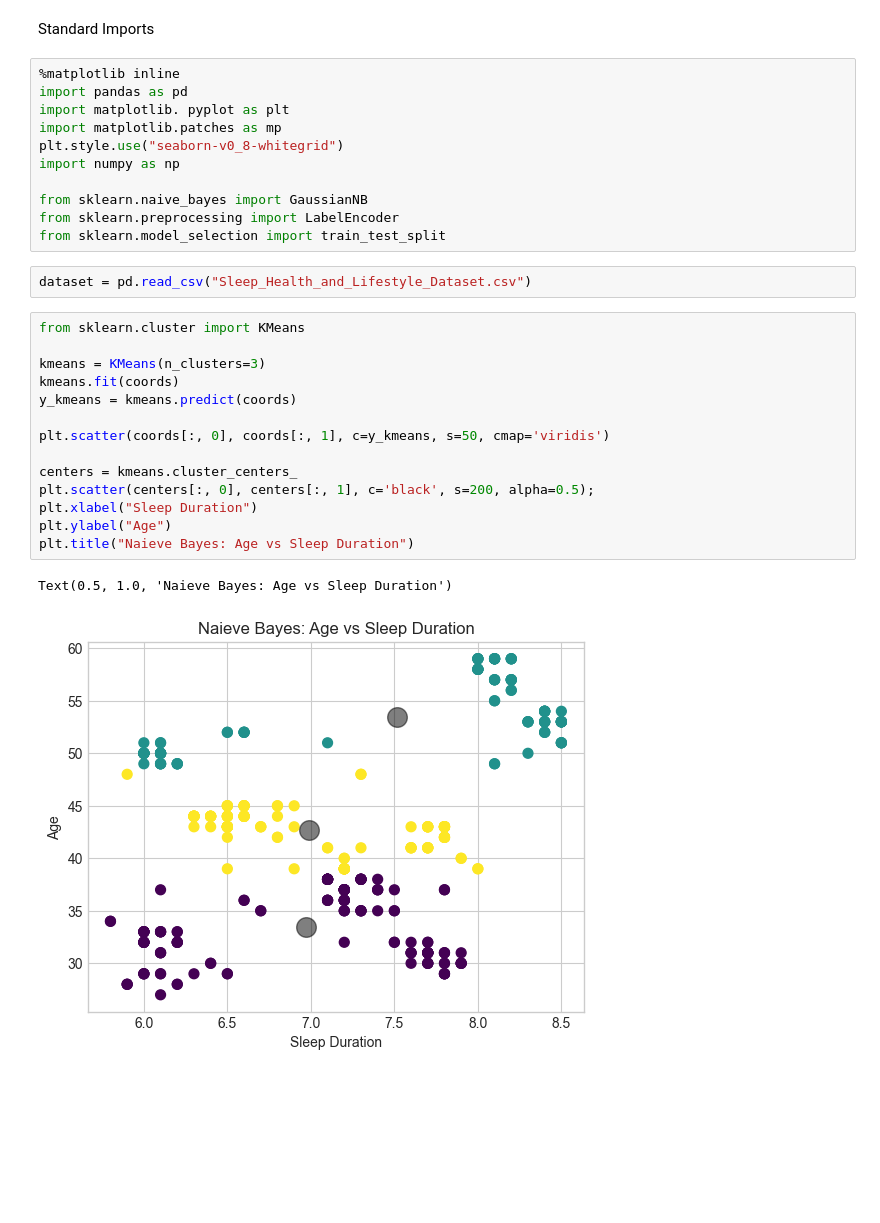
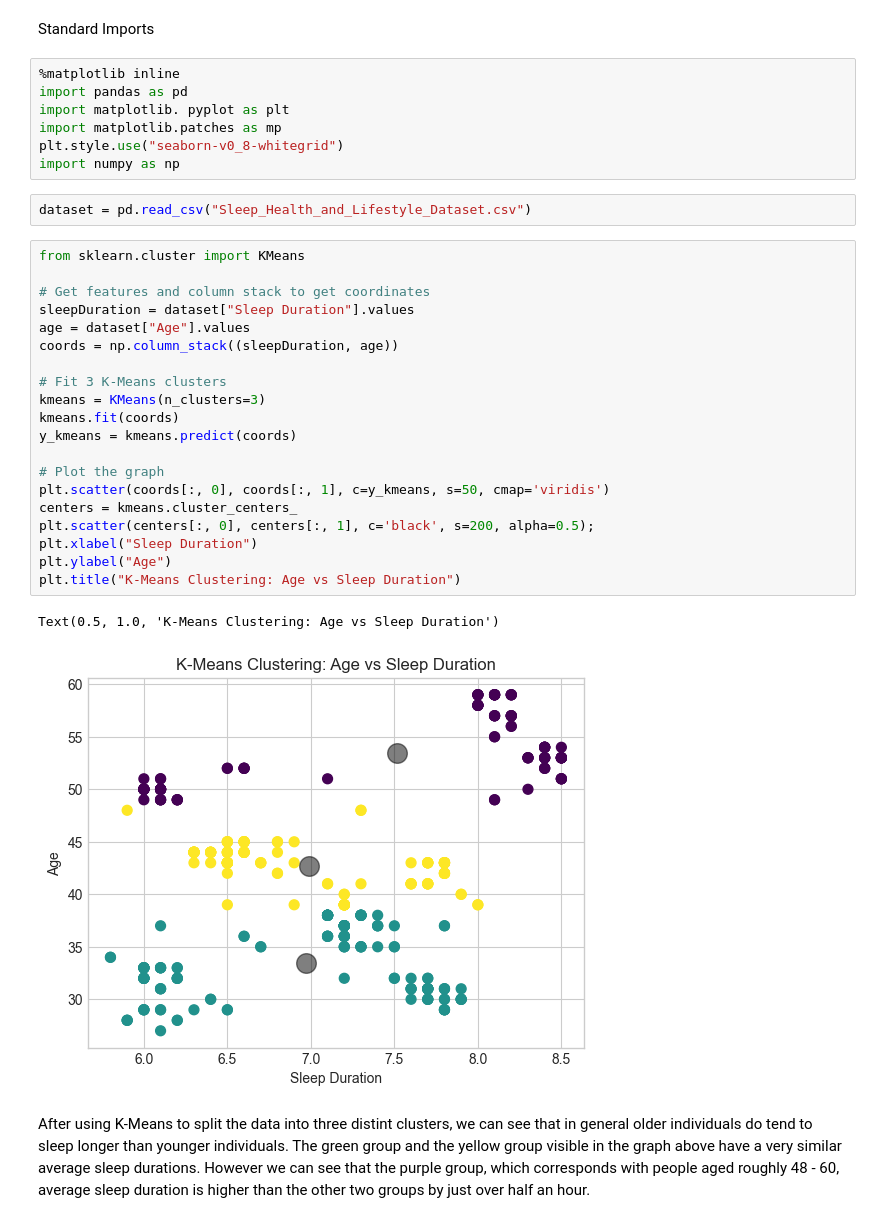
Before and after one commit to Revolution825/Data-Science-Project, a Jupyter notebook: KMeansClustering.ipynb, the cells around one changed output. Saved outputs shown, nothing was run; the diff lists cells and outputs as text; blank space fills up the shorter version.

Commit message:
Updated K-Means Clustering NB

```diff
--- a/KMeansClustering.ipynb
+++ b/KMeansClustering.ipynb
@@ -33,26 +33,30 @@ import matplotlib. pyplot as plt
 import matplotlib.patches as mp
 plt.style.use("seaborn-v0_8-whitegrid")
 import numpy as np
-
-from sklearn.naive_bayes import GaussianNB
-from sklearn.preprocessing import LabelEncoder
-from sklearn.model_selection import train_test_split
 # %%
 dataset = pd.read_csv("Sleep_Health_and_Lifestyle_Dataset.csv")
 # %%
 from sklearn.cluster import KMeans
 
+# Get features and column stack to get coordinates
+sleepDuration = dataset["Sleep Duration"].values
+age = dataset["Age"].values
+coords = np.column_stack((sleepDuration, age))
+
+# Fit 3 K-Means clusters
 kmeans = KMeans(n_clusters=3)
 kmeans.fit(coords)
 y_kmeans = kmeans.predict(coords)
 
+# Plot the graph
 plt.scatter(coords[:, 0], coords[:, 1], c=y_kmeans, s=50, cmap='viridis')
-
 centers = kmeans.cluster_centers_
 plt.scatter(centers[:, 0], centers[:, 1], c='black', s=200, alpha=0.5);
 plt.xlabel("Sleep Duration")
 plt.ylabel("Age")
-plt.title("Naieve Bayes: Age vs Sleep Duration")
+plt.title("K-Means Clustering: Age vs Sleep Duration")
 # %% [output]
-Text(0.5, 1.0, 'Naieve Bayes: Age vs Sleep Duration')
+Text(0.5, 1.0, 'K-Means Clustering: Age vs Sleep Duration')
-[figure, old version]
+[figure, new version]
+# %% [markdown]
+After using K-Means to split the data into three distint clusters, we can see that in general older individuals do tend to sleep longer than younger individuals. The green group and the yellow group visible in the graph above have a very similar average sleep durations. However we can see that the purple group, which corresponds with people aged roughly 48 - 60, average sleep duration is higher than the other two groups by just over half an hour.
```
Also changed, not shown: parts of 1 cell of this notebook.
